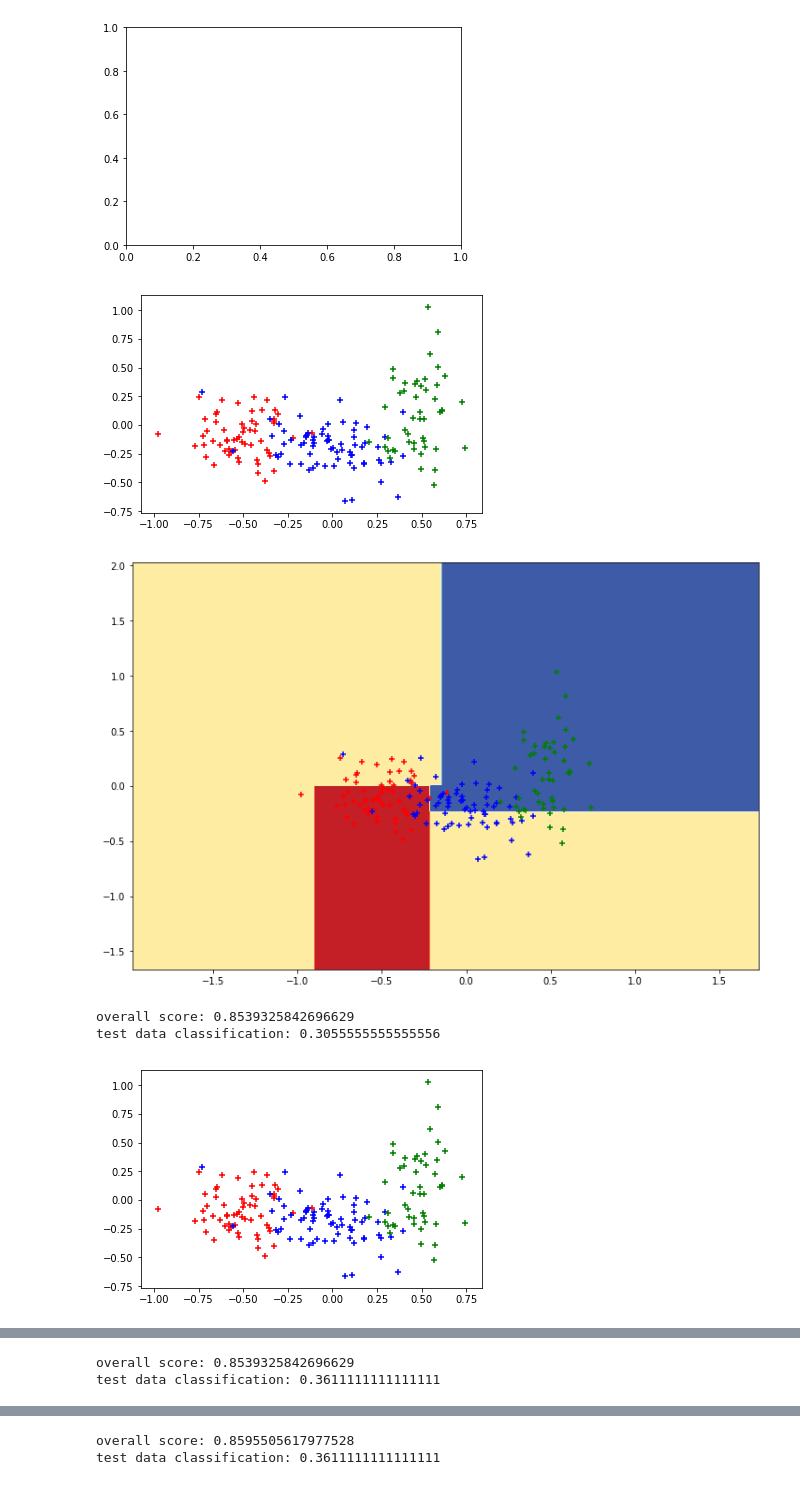
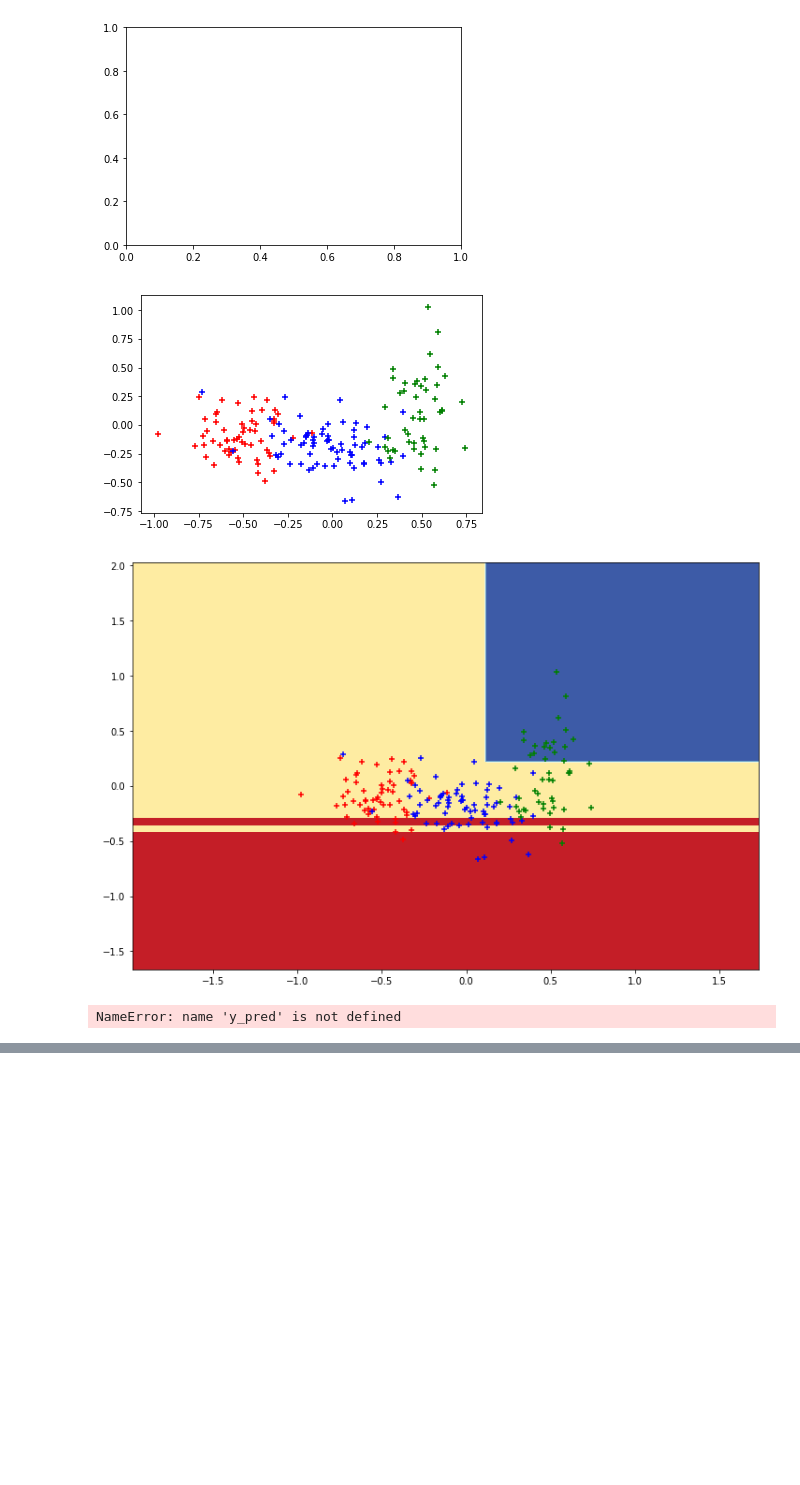
Before and after one commit to domdent/TheGrandTour, a Jupyter notebook: DecisionTree.ipynb, the cells around one changed output, grey strips where cells are left out. Saved outputs shown, nothing was run; the diff lists cells and outputs as text; code cells hidden in the pictures; blank space fills up the shorter version.

```diff
--- a/DecisionTree.ipynb
+++ b/DecisionTree.ipynb
@@ -418,7 +420,7 @@ for t in timestep:
 # %%
 best_depth_list
 # %%
-for i in range(20):
+for i in range(2):
     time = 289
 
     xData = tData[time][0]
@@ -436,34 +438,32 @@ for i in range(20):
     clf = DecisionTreeClassifier(max_depth=3)
     clf.fit(X_train, y_train)
 
 
     x_min, x_max = X[:, 0].min() - 1, X[:, 0].max() + 1
     y_min, y_max = X[:, 1].min() - 1, X[:, 1].max() + 1
     xx, yy = np.meshgrid(np.arange(x_min, x_max, 0.01),
                          np.arange(y_min, y_max, 0.01))
     plt.tight_layout(h_pad=0.5, w_pad=0.5, pad=2.5)
 
     Z = clf.predict(np.c_[xx.ravel(), yy.ravel()])
     Z = Z.reshape(xx.shape)
 
     plt.figure(figsize=(12,8))
     plt.contourf(xx, yy, Z, cmap=plt.cm.RdYlBu)
     plt.scatter(xData, yData, color=data_colour, marker="+")
 
     plt.show()
 
 
     conf_mat = confusion_matrix(y_test, y_pred)
     total_sum = np.sum(conf_mat)
     trace_sum = np.trace(conf_mat)
     test_set_acc = trace_sum / total_sum
 
     score = clf.score(nData, classification)
     print("overall score: " + str(score))
     print("test data classification: " + str(test_set_acc))
 # %% [output]
 [figure]
-[figure, old version]
+[figure, new version]
-overall score: 0.8539325842696629
-test data classification: 0.3055555555555556
+NameError: name 'y_pred' is not defined
-[figure, removed]
@@ -471,2 +469,0 @@ test data classification: 0.3055555555555556
-overall score: 0.8539325842696629
-test data classification: 0.3611111111111111
@@ -475,2 +469,0 @@ test data classification: 0.3611111111111111
-overall score: 0.8595505617977528
-test data classification: 0.3611111111111111
```
Also changed, not shown: parts of 3 cells of this notebook, 2 other files.
